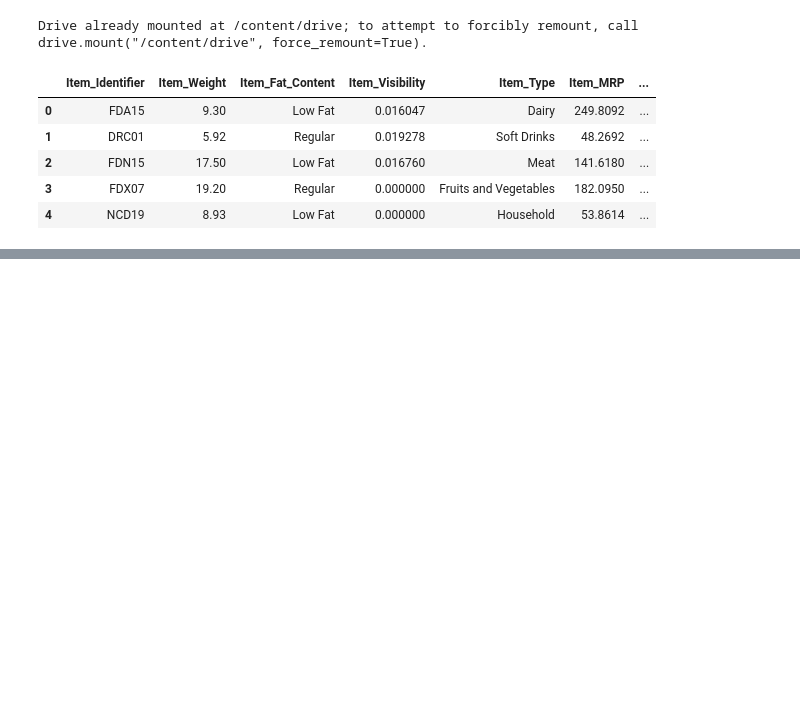
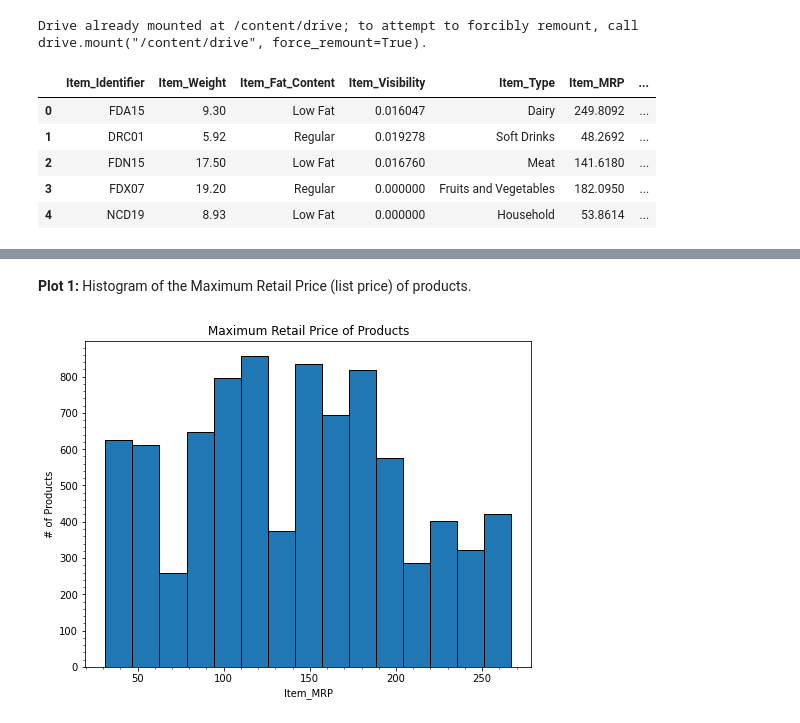
Before and after one commit to todebode/Food-Sales-Predictions, a Jupyter notebook: Food_sales_predictions.ipynb, the cells around one changed output, grey strips where cells are left out. Saved outputs shown, nothing was run; the diff lists cells and outputs as text; code cells hidden in the pictures; blank space fills up the shorter version.

```diff
--- a/Food_sales_predictions.ipynb
+++ b/Food_sales_predictions.ipynb
@@ -20,0 +137,6 @@ sales_predictions.head()
+# %%
+# 5b  For the "Outlet_Size" column,
+# iii) I will fill the cells with missing values with the size whose count is closest to the average.
+sales_predictions.loc[:, "Outlet_Size"].fillna('Small', inplace=True)
+# Since the average value (2037.67) is closest to the number of small sizes in the "Outlet_Size" column,
+# I have filled in 'Small' in the cells with missing values
@@ -20,0 +174,6 @@ sales_predictions.head()
+# %%
+# We can make all "Low Fat" lowercase and also have a space between 'low' and 'fat'
+sales_predictions['Item_Fat_Content'] = sales_predictions['Item_Fat_Content'].replace(['LF','Low Fat'],'low fat')
+Item_Fat_Cont = sales_predictions['Item_Fat_Content'].unique()
+Item_Fat_Cont.sort()
+Item_Fat_Cont
@@ -20,0 +182,6 @@ sales_predictions.head()
+# %%
+# We can make all 'Regular' lowercase as thus: 'regular'
+sales_predictions['Item_Fat_Content'] = sales_predictions['Item_Fat_Content'].replace(['Regular','reg'],'regular')
+Item_Fat_Cont = sales_predictions['Item_Fat_Content'].unique()
+Item_Fat_Cont.sort()
+Item_Fat_Cont
@@ -20,0 +259,14 @@ sales_predictions.head()
+# %% [markdown]
+**Plot 1:** Histogram of the Maximum Retail Price (list price) of products.
+# %%
+#Plot 1: Histogram of the Maximum Retail Price (list price) of products.
+plt.figure(figsize=(8,6))
+# Parameter "edgecolor='black'" was adapted from: https://www.youtube.com/watch?v=XDv6T4a0RNc&list=PL-osiE80TeTvipOqomVEeZ1HRrcEvtZB_&index=6
+plt.hist(sales_predictions['Item_MRP'], bins = 15, edgecolor='black')
+plt.xlabel("Item_MRP")
+plt.ylabel("# of Products")
+plt.title('Maximum Retail Price of Products')
+# "The following Code adapted from: https://stackoverflow.com/questions/9127434/how-to-create-major-and-minor-gridlines-with-different-linestyles-in-python”
+plt.minorticks_on();
+# %% [output]
+[figure, added]
```
Also changed, not shown: parts of 39 cells of this notebook.
